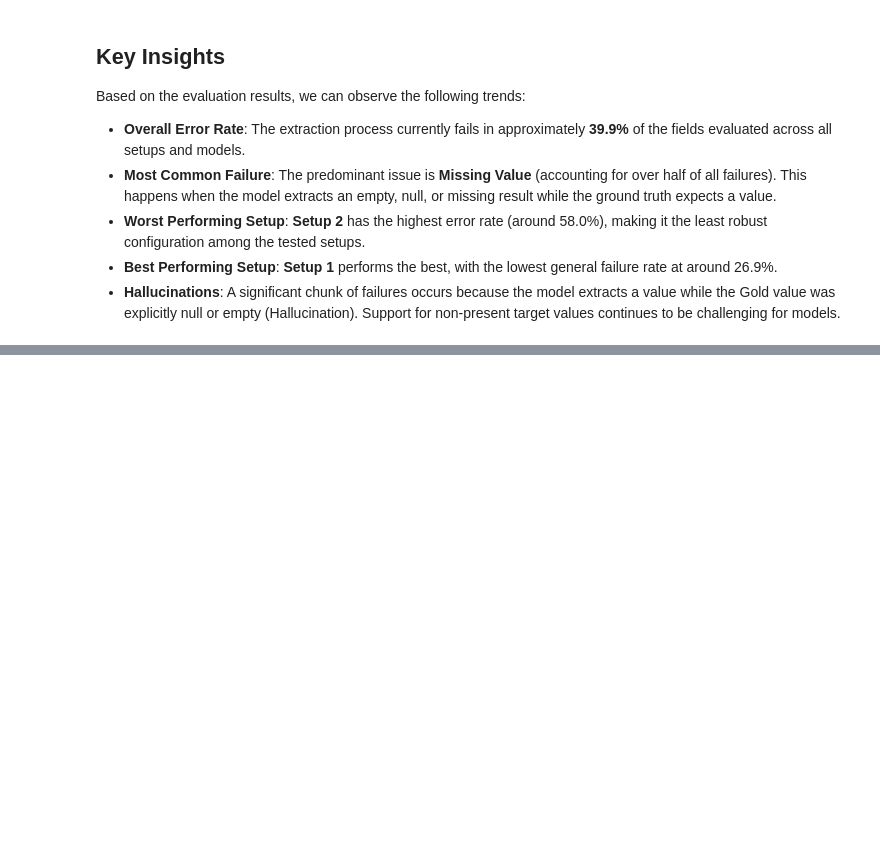
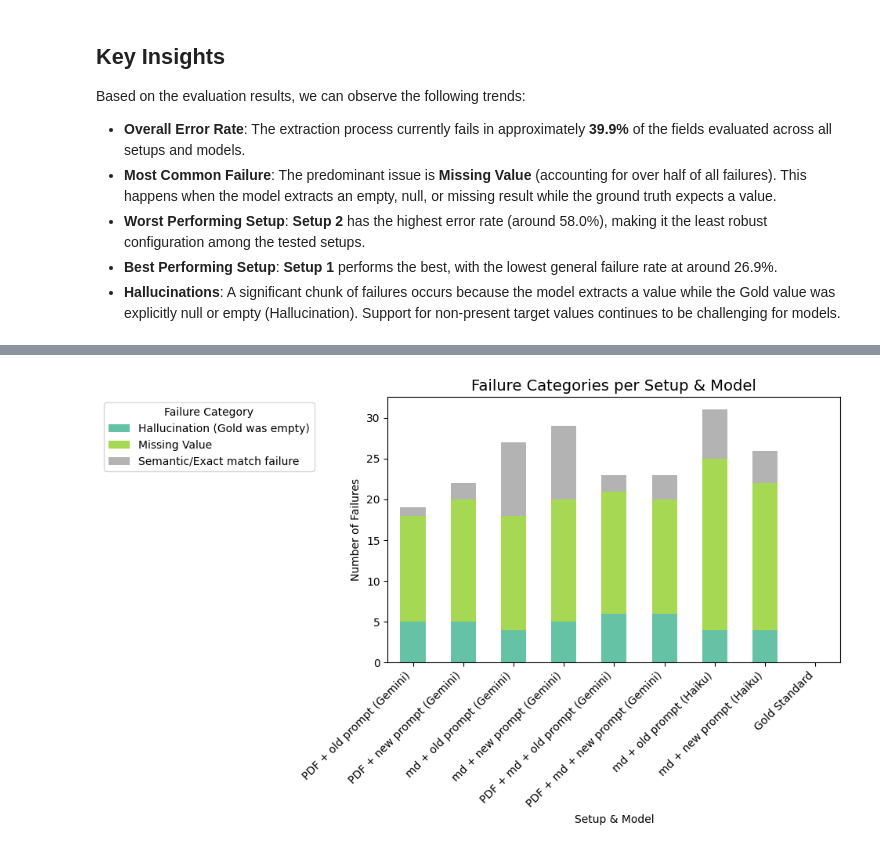
Before and after one commit to nicolasfwyss/extract-bench-experiments, a Jupyter notebook: extraction_analysis.ipynb, the cells around one changed output, grey strips where cells are left out. Cells and saved outputs as stored; diff of their text form; code cells hidden in the pictures; blank space fills up the shorter version.

```diff
--- a/extraction_analysis.ipynb
+++ b/extraction_analysis.ipynb
@@ -203,0 +289,46 @@ Plot successfully saved to c:\Users\nicol\My Drive\Masterarbeit\extract-bench\ex
+# %%
+import pandas as pd
+import matplotlib.pyplot as plt
+
+# 1. Vorbereitung der Daten (Stellen Sie sicher, dass df_failures existiert)
+df_failures['Model'] = df_failures['model'].apply(map_model_name)
+df_failures['setup_model'] = pd.Categorical(
+    df_failures['setup'].astype(str) + " (" + df_failures['Model'] + ")",
+    categories=all_setup_models,
+    ordered=True
+)
+
+# 2. Erstellen der Pivot-Tabelle für den Plot
+setup_failures_model = df_failures.groupby(
+    ['setup_model', 'failure_category'],
+    observed=False
+).size().unstack(fill_value=0)
+
+# 3. Erstellen eines eigenständigen Plots
+# figsize definiert die Breite und Höhe in Zoll
+fig, ax3 = plt.subplots(figsize=(10, 6))
+
+setup_failures_model.plot(kind='bar', stacked=True, colormap='Set2', ax=ax3)
+
+# 4. Formatierung
+ax3.set_title('Failure Categories per Setup & Model', fontsize=14)
+ax3.set_ylabel('Number of Failures')
+ax3.set_xlabel('Setup & Model')
+
+# Rotation der X-Achsen-Beschriftung
+ax3.tick_params(axis='x', rotation=45)
+for tick in ax3.get_xticklabels():
+    tick.set_ha('right')
+
+# Legende positionieren
+# Hinweis: Wenn die Legende links ausserhalb liegt,
+# nutzen wir tight_layout oder subplots_adjust, damit sie nicht abgeschnitten wird.
+ax3.legend(title='Failure Category', bbox_to_anchor=(-0.15, 1), loc='upper right')
+
+# Layout anpassen, um Platz für die Legende zu schaffen
+plt.tight_layout()
+
+# Plot anzeigen
+plt.show()
+# %% [output]
+[figure, added]
```
Also changed, not shown: parts of 8 cells of this notebook.
